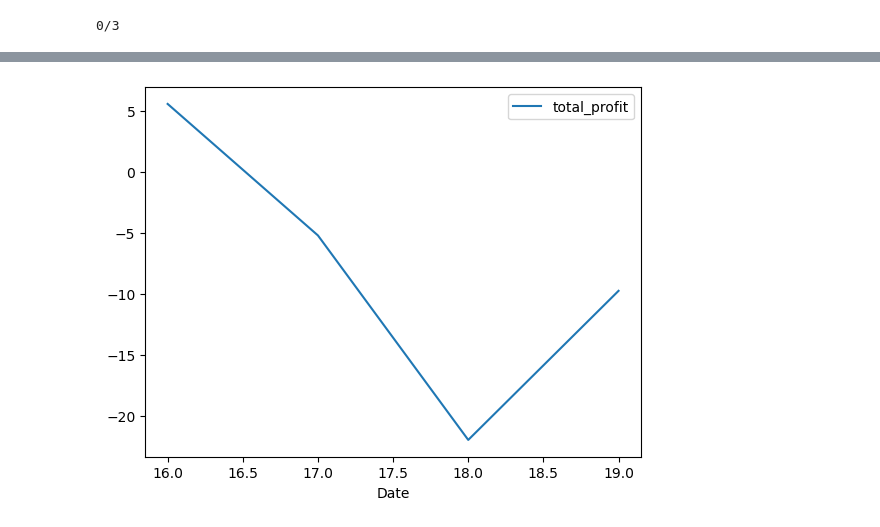
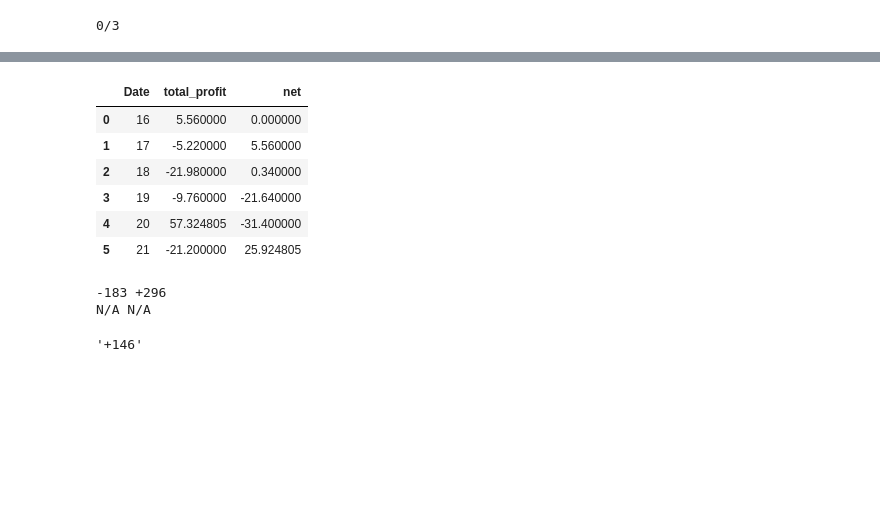
Before and after one commit to frate3/Sports_odds, a Jupyter notebook: bsbl.ipynb, the cells around one changed output, grey strips where cells are left out. Cells and saved outputs as stored; diff of their text form; code cells hidden in the pictures; blank space fills up the shorter version.

```diff
--- a/bsbl.ipynb
+++ b/bsbl.ipynb
@@ -890,3 +893,47 @@ plt.show()
 # %%
+daily_profit
 # %% [output]
-[figure, removed]
+|  | Date | total_profit | net |
+| 0 | 16 | 5.560000 | 0.000000 |
+| 1 | 17 | -5.220000 | 5.560000 |
+| 2 | 18 | -21.980000 | 0.340000 |
+| 3 | 19 | -9.760000 | -21.640000 |
+| 4 | 20 | 57.324805 | -31.400000 |
+| 5 | 21 | -21.200000 | 25.924805 |
+# %%
+from kalshi_handle import get_kalshi_hit_odds
+from gui import american_to_probability
+player_name = "Munetaka Murakami"
+
+"""
+Returns Kalshi implied percentages for 1+ hits and 2+ hits.
+"""
+try:
+    kalshi_df = get_kalshi_hit_odds(player_name)
+
+    if kalshi_df is None or kalshi_df.empty:
+        print( "N/A", "N/A")
+
+    one_hit_row = kalshi_df[1]
+    two_hit_row = kalshi_df[2]
+
+    kalshi_1 = "N/A"
+    kalshi_2 = "N/A"
+
+    if not one_hit_row.empty:
+        value = one_hit_row
+        kalshi_1 = f"{value:.1f}%" if value is not None else "N/A"
+
+    if not two_hit_row.empty:
+        value = two_hit_row.iloc[0]["market_implied_percent"]
+        kalshi_2 = f"{value:.1f}%" if value is not None else "N/A"
+
+except Exception:
+    print( "N/A", "N/A")
+# %% [output]
+-183 +296
+N/A N/A
+# %%
+kalshi_df[0]
+# %% [output]
+'+146'
```
Also changed, not shown: parts of 3 cells of this notebook, 5 other files.
